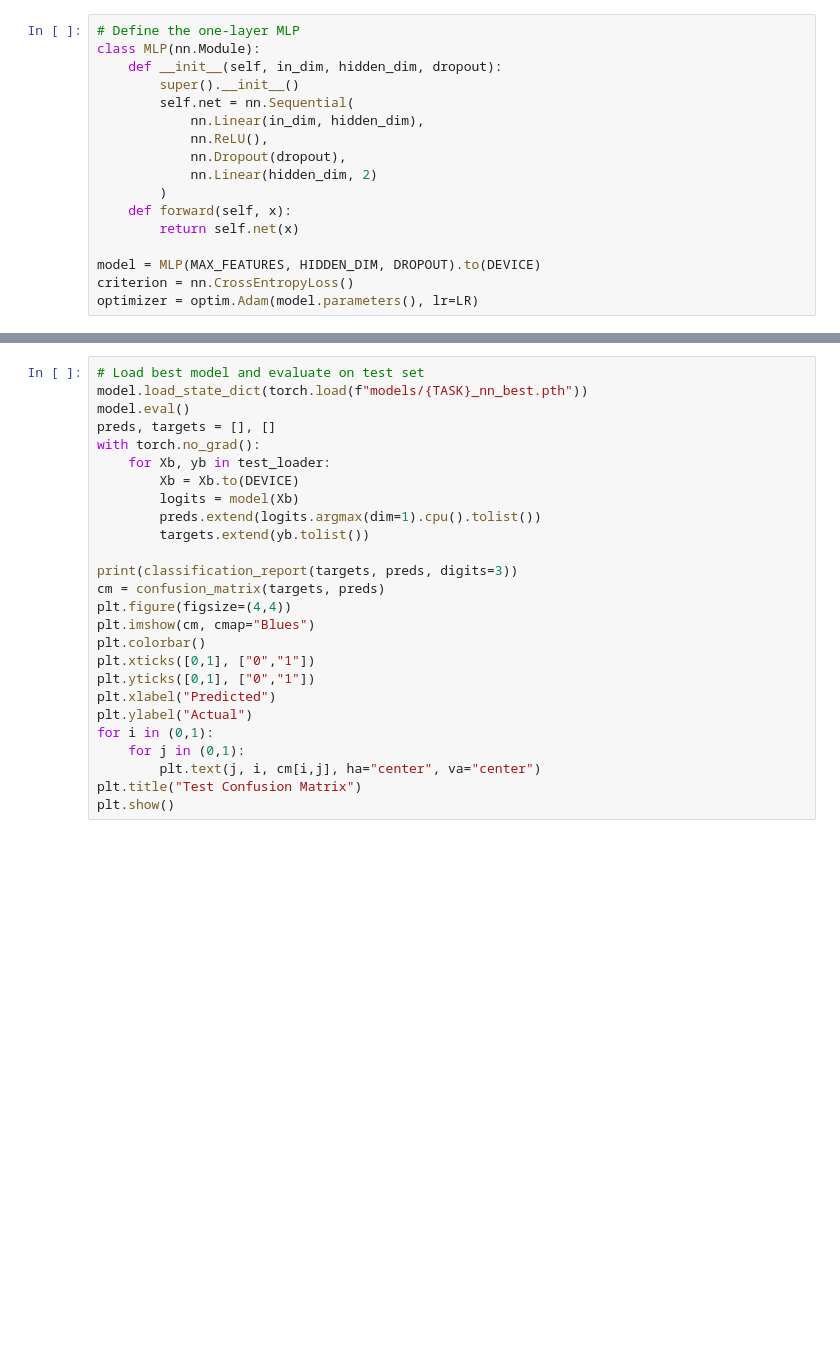
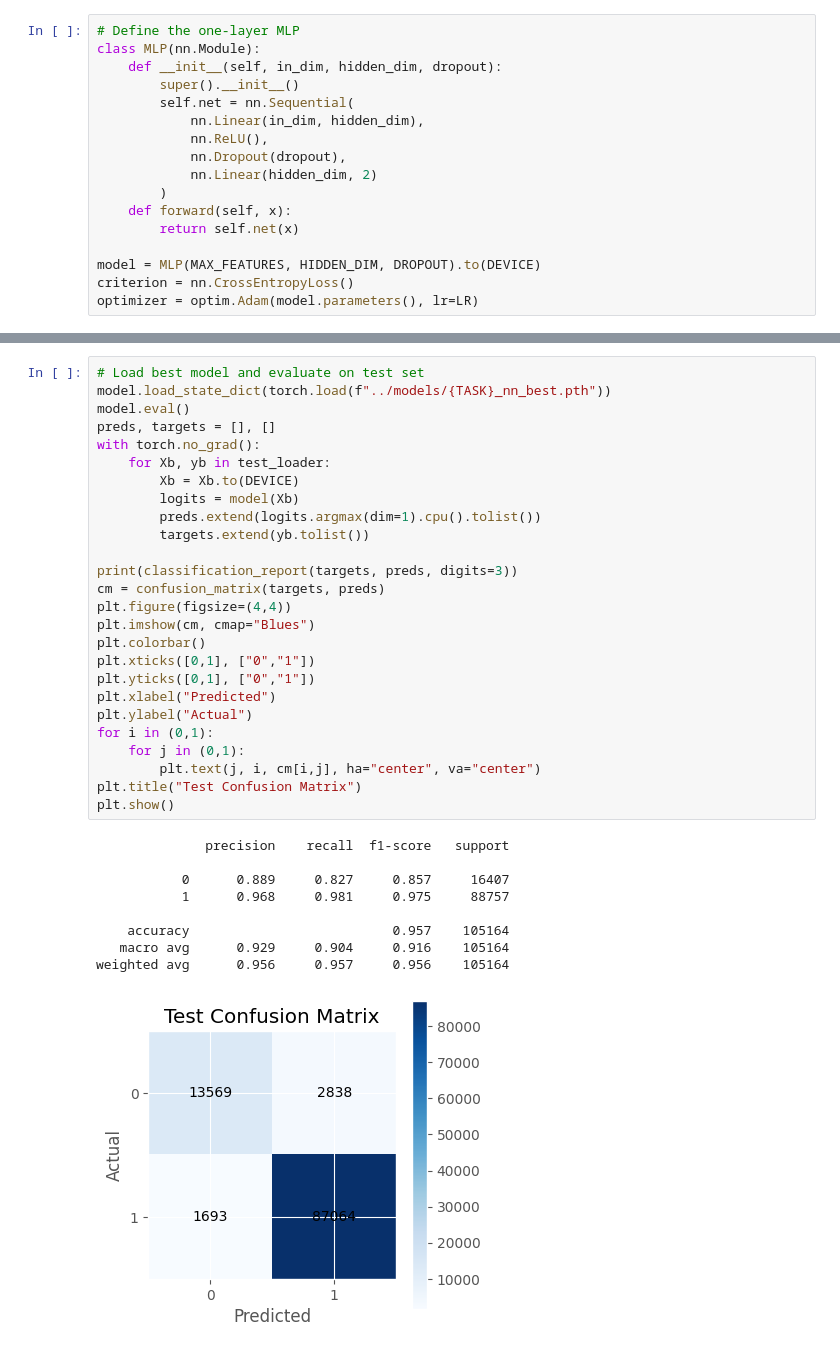
Before and after one commit to elicep01/fake-review-detector, a Jupyter notebook: notebooks/04_nn_tfidf.ipynb, the cells around one changed output, grey strips where cells are left out. Saved outputs shown, nothing was run; the diff lists cells and outputs as text; blank space fills up the shorter version.

```diff
--- a/notebooks/04_nn_tfidf.ipynb
+++ b/notebooks/04_nn_tfidf.ipynb
@@ -201,28 +236,38 @@ plt.show()
 # %%
 # Load best model and evaluate on test set
-model.load_state_dict(torch.load(f"models/{TASK}_nn_best.pth"))
+model.load_state_dict(torch.load(f"../models/{TASK}_nn_best.pth"))
 model.eval()
 preds, targets = [], []
 with torch.no_grad():
     for Xb, yb in test_loader:
         Xb = Xb.to(DEVICE)
         logits = model(Xb)
         preds.extend(logits.argmax(dim=1).cpu().tolist())
         targets.extend(yb.tolist())
 
 print(classification_report(targets, preds, digits=3))
 cm = confusion_matrix(targets, preds)
 plt.figure(figsize=(4,4))
 plt.imshow(cm, cmap="Blues")
 plt.colorbar()
 plt.xticks([0,1], ["0","1"])
 plt.yticks([0,1], ["0","1"])
 plt.xlabel("Predicted")
 plt.ylabel("Actual")
 for i in (0,1):
     for j in (0,1):
         plt.text(j, i, cm[i,j], ha="center", va="center")
 plt.title("Test Confusion Matrix")
 plt.show()
+# %% [output]
+              precision    recall  f1-score   support
+
+           0      0.889     0.827     0.857     16407
+           1      0.968     0.981     0.975     88757
+
+    accuracy                          0.957    105164
+   macro avg      0.929     0.904     0.916    105164
+weighted avg      0.956     0.957     0.956    105164
+[figure, added]
 # %%
 # Save the final model (optionally together with tfidf)
```
Also changed, not shown: parts of 7 cells of this notebook.
